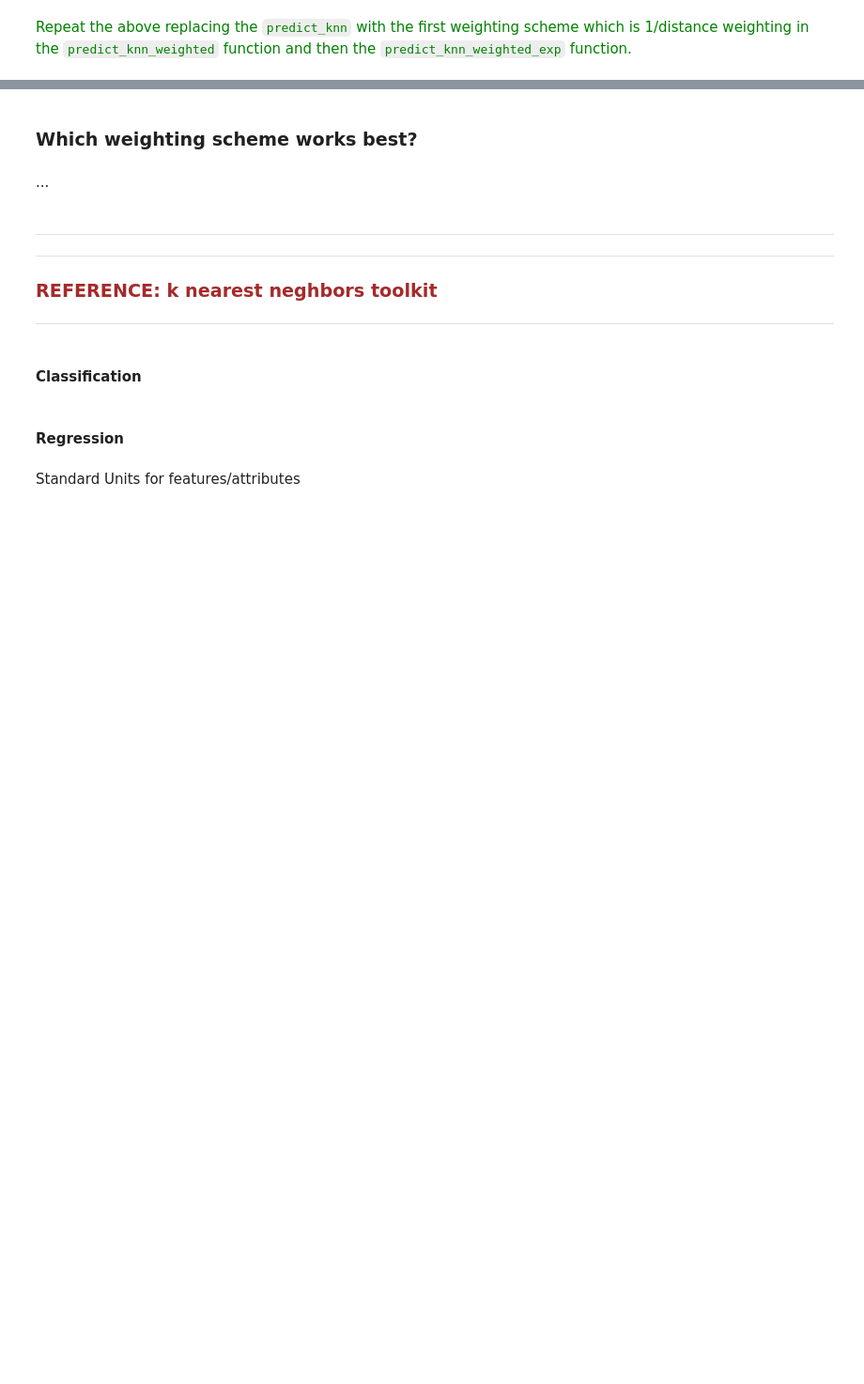
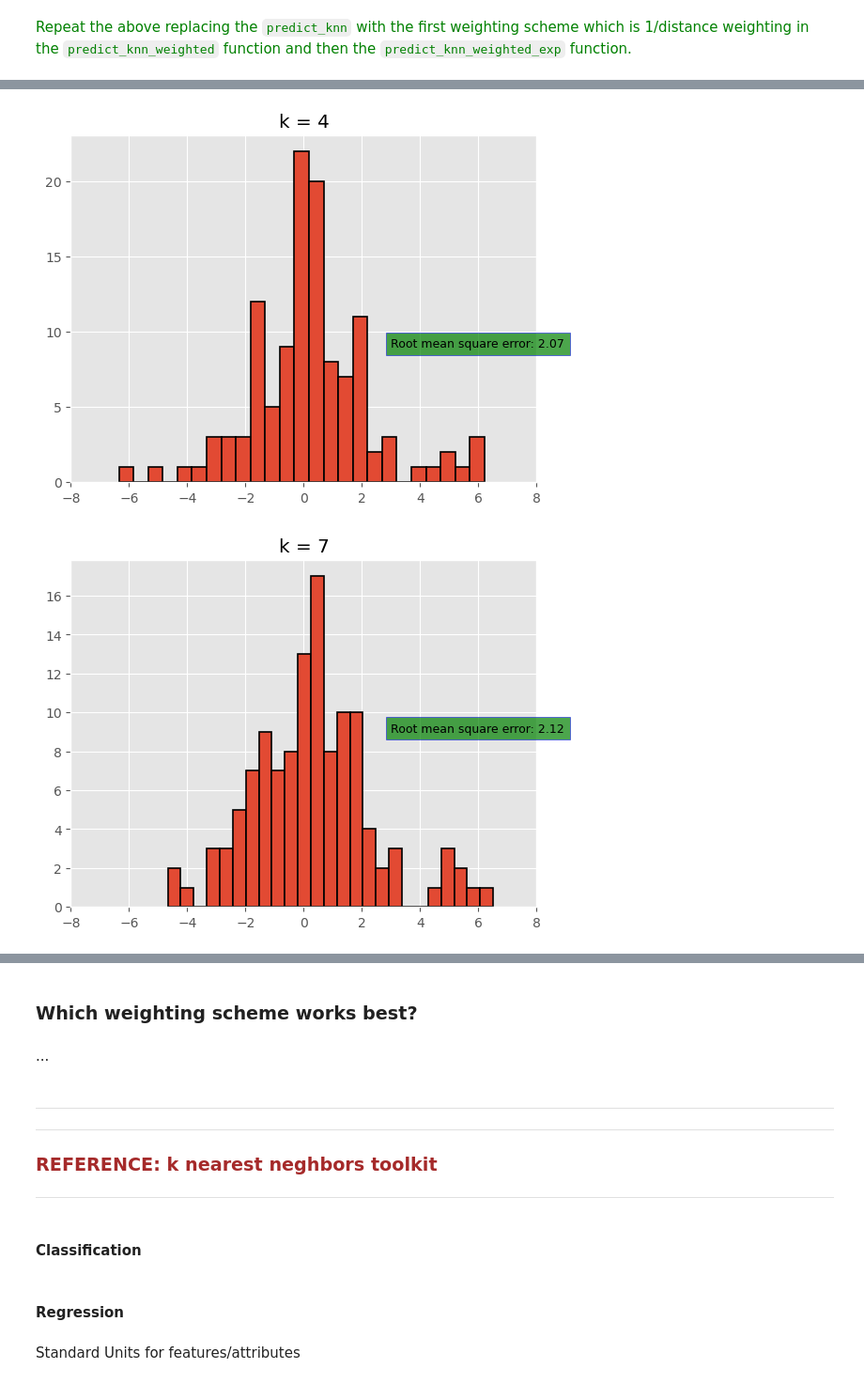
Before and after one commit to laserchemist/datascience, a Jupyter notebook: under_development/Nearest Neighbor/Machine Learning and Chemistry-Fall-2024-advanced.ipynb, the cells around one changed output, grey strips where cells are left out. Shown at 94% size. Saved outputs shown, nothing was run; the diff lists cells and outputs as text; code cells hidden in the pictures; blank space fills up the shorter version.

```diff
--- a/under_development/Nearest Neighbor/Machine Learning and Chemistry-Fall-2024-advanced.ipynb
+++ b/under_development/Nearest Neighbor/Machine Learning and Chemistry-Fall-2024-advanced.ipynb
@@ -785,0 +940,19 @@ for k in [...]:
+# %%
+for knn in [4,7,9,15,21]:
+    exp_pKa = []
+    predict_pKa = []
+    for i in np.arange(test.num_rows):
+        exp_pKa.append(test.column("pKa").item(i))
+        predict_pKa.append(predict_knn_weighted_exp(i,train,test, knn,0))
+    plt.hist(np.array(exp_pKa)-np.array(predict_pKa), bins=25, edgecolor="black", linewidth=1.2)
+    plt.xlim(-8,8)
+    rmse_nn = np.mean((np.array(exp_pKa)-np.array(predict_pKa)) ** 2) ** 0.5
+    t=plt.text(3,9,f'Root mean square error: {rmse_nn:.2f}',fontsize=9)
+    t.set_bbox(dict(facecolor='green',alpha=0.7, edgecolor='blue'))
+    plt.title("k = " + str(knn))
+    plt.savefig('k_'+str(knn)+'-weighted_exp_plots.png')
+    plt.show()
+    plt.show()
+# %% [output]
+[figure, added]
+[figure, added]
```
Also changed, not shown: parts of 38 cells of this notebook, 23 other files.
